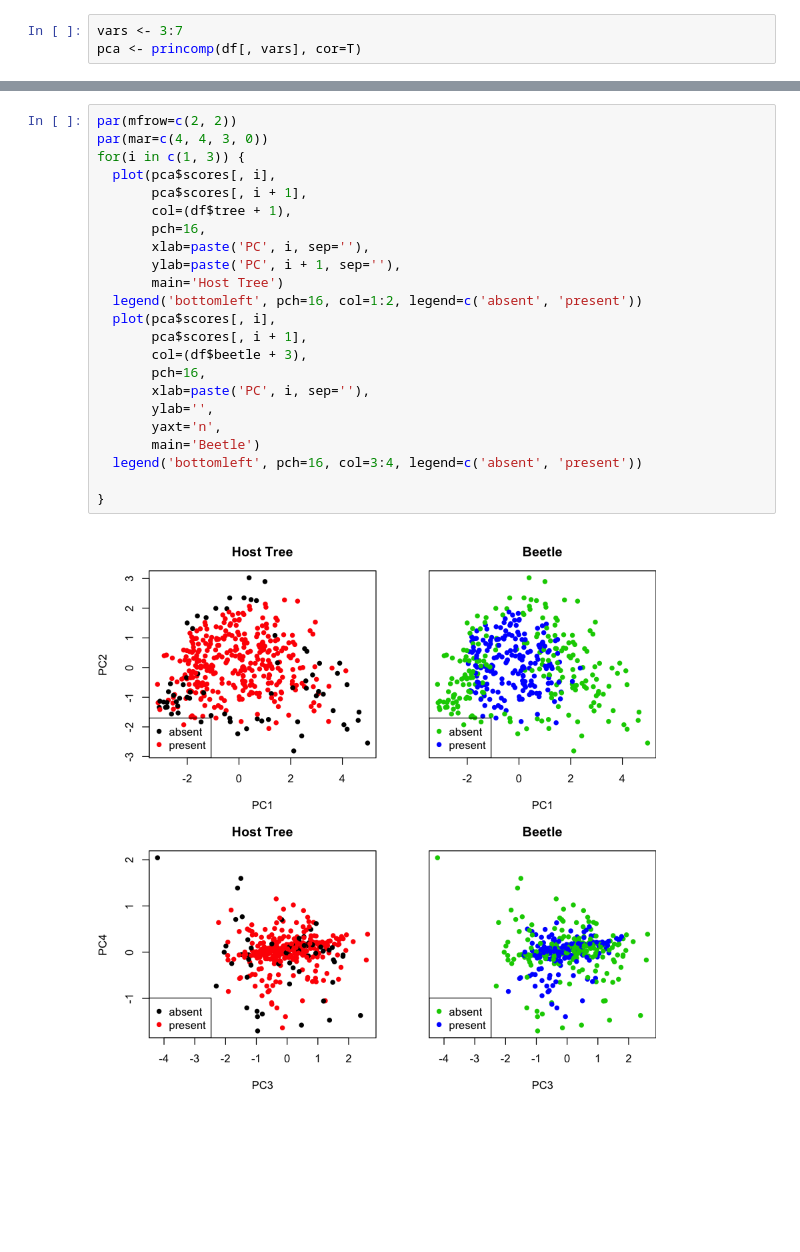
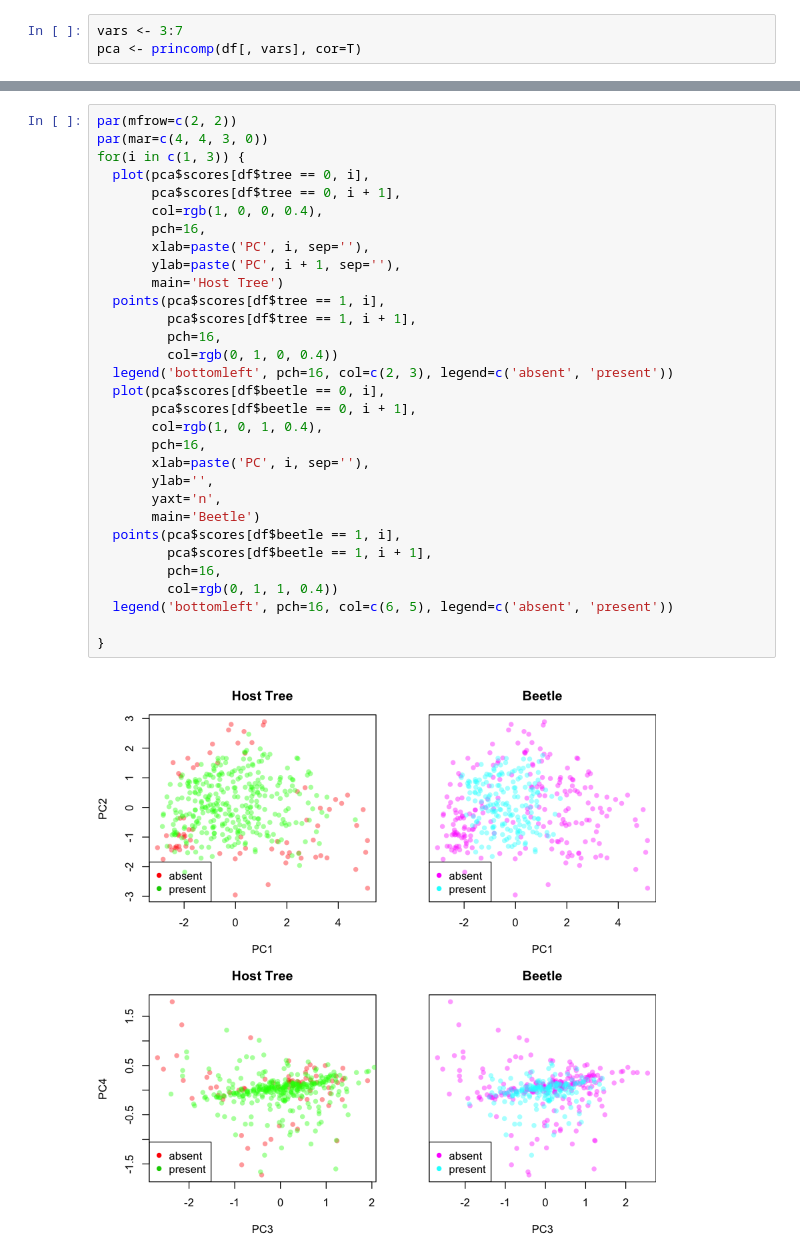
Before and after one commit to dongmeic/climate-space, a Jupyter notebook: notebooks/PCABasedVariableSelection.R.ipynb, the cells around one changed output, grey strips where cells are left out. Saved outputs shown, nothing was run; the diff lists cells and outputs as text; blank space fills up the shorter version.

```diff
--- a/notebooks/PCABasedVariableSelection.R.ipynb
+++ b/notebooks/PCABasedVariableSelection.R.ipynb
@@ -123,25 +123,33 @@ List of 7
 # %%
 par(mfrow=c(2, 2))
 par(mar=c(4, 4, 3, 0))
 for(i in c(1, 3)) {
-  plot(pca$scores[, i],
-       pca$scores[, i + 1],
-       col=(df$tree + 1),
+  plot(pca$scores[df$tree == 0, i],
+       pca$scores[df$tree == 0, i + 1],
+       col=rgb(1, 0, 0, 0.4),
        pch=16,
        xlab=paste('PC', i, sep=''),
        ylab=paste('PC', i + 1, sep=''),
        main='Host Tree')
-  legend('bottomleft', pch=16, col=1:2, legend=c('absent', 'present'))
-  plot(pca$scores[, i],
-       pca$scores[, i + 1],
-       col=(df$beetle + 3),
+  points(pca$scores[df$tree == 1, i],
+         pca$scores[df$tree == 1, i + 1],
+         pch=16,
+         col=rgb(0, 1, 0, 0.4))
+  legend('bottomleft', pch=16, col=c(2, 3), legend=c('absent', 'present'))
+  plot(pca$scores[df$beetle == 0, i],
+       pca$scores[df$beetle == 0, i + 1],
+       col=rgb(1, 0, 1, 0.4),
        pch=16,
        xlab=paste('PC', i, sep=''),
        ylab='',
        yaxt='n',
        main='Beetle')
-  legend('bottomleft', pch=16, col=3:4, legend=c('absent', 'present'))
+  points(pca$scores[df$beetle == 1, i],
+         pca$scores[df$beetle == 1, i + 1],
+         pch=16,
+         col=rgb(0, 1, 1, 0.4))
+  legend('bottomleft', pch=16, col=c(6, 5), legend=c('absent', 'present'))
 
 }
 # %% [output]
-[figure, old version]
+[figure, new version]
```
Also changed, not shown: parts of 7 cells of this notebook.
